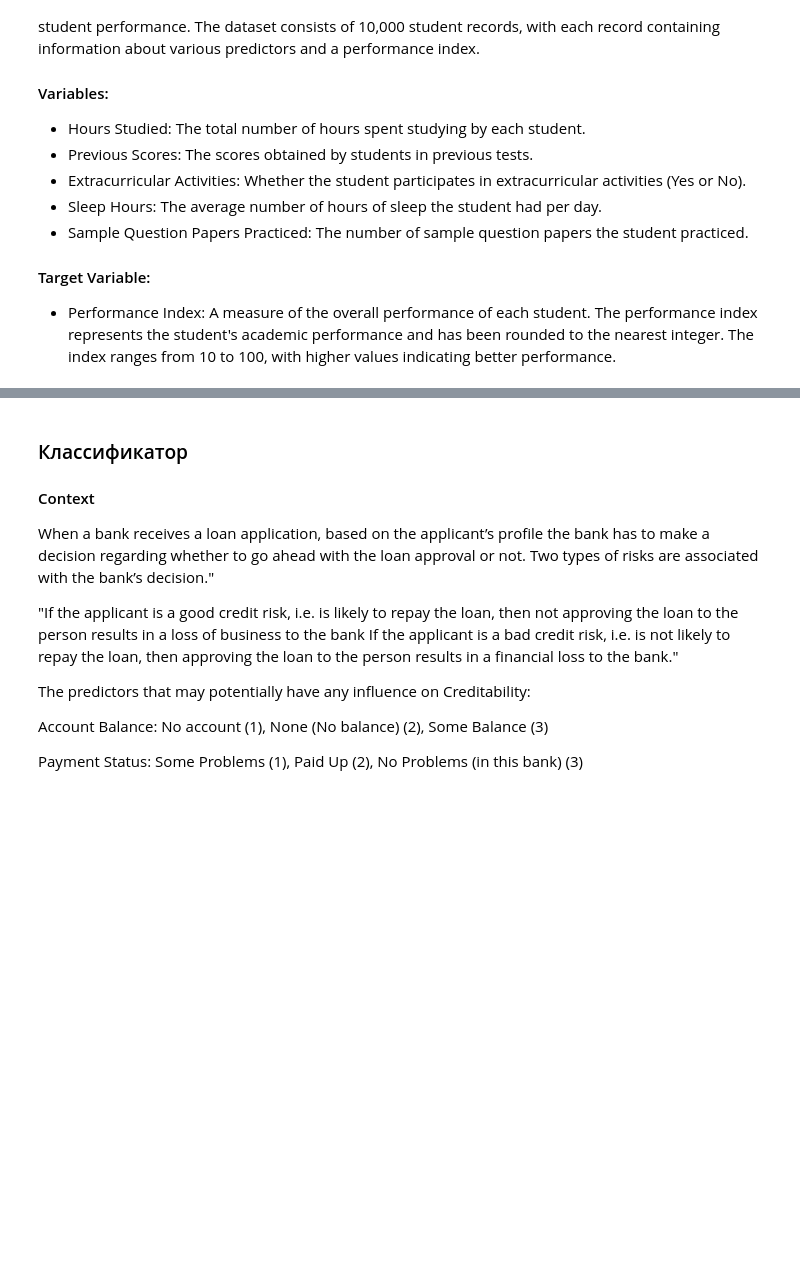
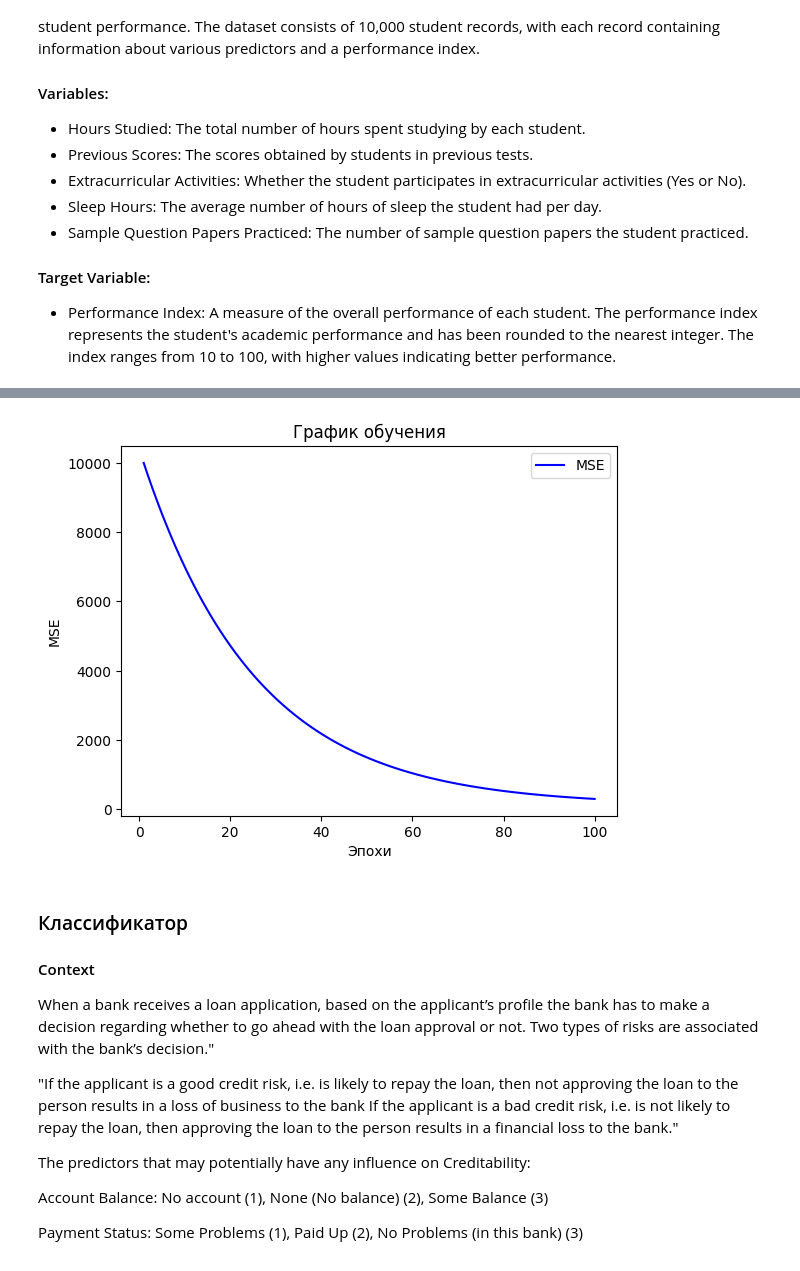
Before and after one commit to DarthFinn32/ML3.1, a Jupyter notebook: Линейная модель и градиентный спуск.ipynb, the cells around one changed output, grey strips where cells are left out. Drawn from its saved outputs; the diff is of its cells as text; code cells hidden in the pictures; blank space fills up the shorter version.

```diff
--- a/Линейная модель и градиентный спуск.ipynb
+++ b/Линейная модель и градиентный спуск.ipynb
@@ -83,14 +83,16 @@ $\nabla_{\mathbf{w}} \text{BCE} = -\frac{1}{N} \mathbf{X}^T (\mathbf{y} - \hat{\
 import numpy as np
 import matplotlib.pyplot as plt
 
+
 class LinearModel:
     def __init__(self, num_features):
         self.num_features = num_features
-        self.weights = np.random.rand(num_features)
-        self.bias = np.random.rand()
+        self.weights = np.zeros(num_features)
+        self.bias = 0
 
     def __call__(self, X):
         return np.dot(X, self.weights) + self.bias
+
 
 class LinearRegressor(LinearModel):
     def fit(self, X, y, learning_rate=0.01, epochs=100):
@@ -98,15 +100,16 @@ class LinearRegressor(LinearModel):
         for _ in range(epochs):
             predictions = self(X)
             error = y - predictions
-            gradient = -2 * np.dot(X.T, error) / len(y)
+            gradient = -2 * np.dot(X.T, error) / len(X)
             self.weights -= learning_rate * gradient
             self.bias -= learning_rate * np.mean(error)
-            current_error = np.mean(error ** 2)
+            current_error = ((y - predictions) ** 2).sum()
             error_history.append(current_error)
         return error_history
 
     def predict(self, X):
-        return self(X)
+        return np.dot(X, self.weights) + self.bias
+
 
 class LinearClassifier(LinearModel):
     def fit(self, X, y, learning_rate=0.01, epochs=100):
@@ -115,7 +118,7 @@ class LinearClassifier(LinearModel):
             predictions = self(X)
             sigmoid = 1 / (1 + np.exp(-predictions))
             error = y - sigmoid
-            gradient = -np.dot(X.T, error) / len(y)
+            gradient = -np.dot(X.T, error) / len(X)
             self.weights -= learning_rate * gradient
             self.bias -= learning_rate * np.mean(error)
             current_error = -np.mean(y * np.log(sigmoid) + (1 - y) * np.log(1 - sigmoid))
@@ -155,7 +158,7 @@ import pandas as pd
 data = pd.read_csv('Student_Performance.csv')
 print(data.head())
 
-Y = ?
-X = ?
-X['Extracurricular Activities'] = X['Extracurricular Activities'].replace({'Yes': ?, 'No': ?})
+Y = data['Performance Index']
+X = data.iloc[:, :5]
+X['Extracurricular Activities'] = X['Extracurricular Activities'].replace({'Yes': 1, 'No': 0})
 X = X.to_numpy()
@@ -162,30 +179,32 @@ X = X.to_numpy()
 # %%
 # Вычислите среднее по столбцам.
-mean = ?
+mean = np.mean(X, axis=0)
 
 # Вычислите стандартное отклонение по столбцам.
-std = ?
+std = np.std(X, axis=0)
 
 # Нормализуйте данные по столбцам (стандартное масштабирование).
 normalized_X = (X - mean) / std
 
 # Нормализуйте и выходные данные
-normalized_Y = ?
+normalized_Y = (Y.to_numpy() - np.mean(Y.to_numpy())) / np.std(Y.to_numpy())
 # %%
-lr = LinearRegressor(num_features=?)
-history = lr.fit(?)
+lr = LinearRegressor(num_features=X.shape[1])
+history = lr.fit(normalized_X, normalized_Y)
 # %%
 epochs = range(1, len(history) + 1)
 
 # Постройте график обучения.
-plt.plot(?, ?, 'b', label='MSE')
+plt.plot(epochs, history, 'b', label='MSE')
 plt.title('График обучения')
 plt.xlabel('Эпохи')
 plt.ylabel('MSE')
 plt.legend()
 
 # Отобразите график.
-plt.?()
+plt.show()
+# %% [output]
+[figure, added]
 # %% [markdown]
 ### Классификатор
 #### Context
```
Also changed, not shown: parts of 7 cells of this notebook.
